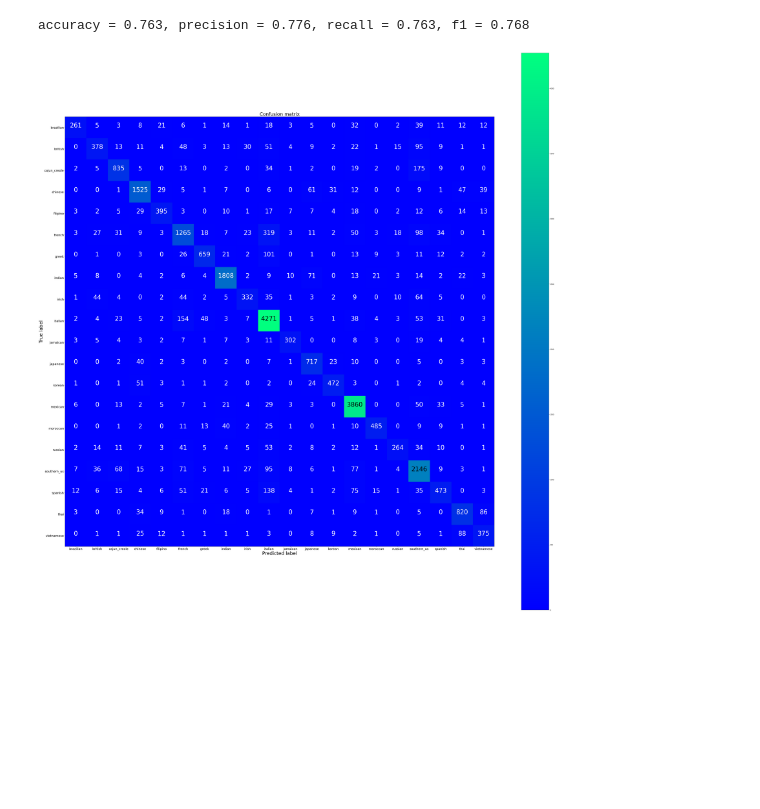
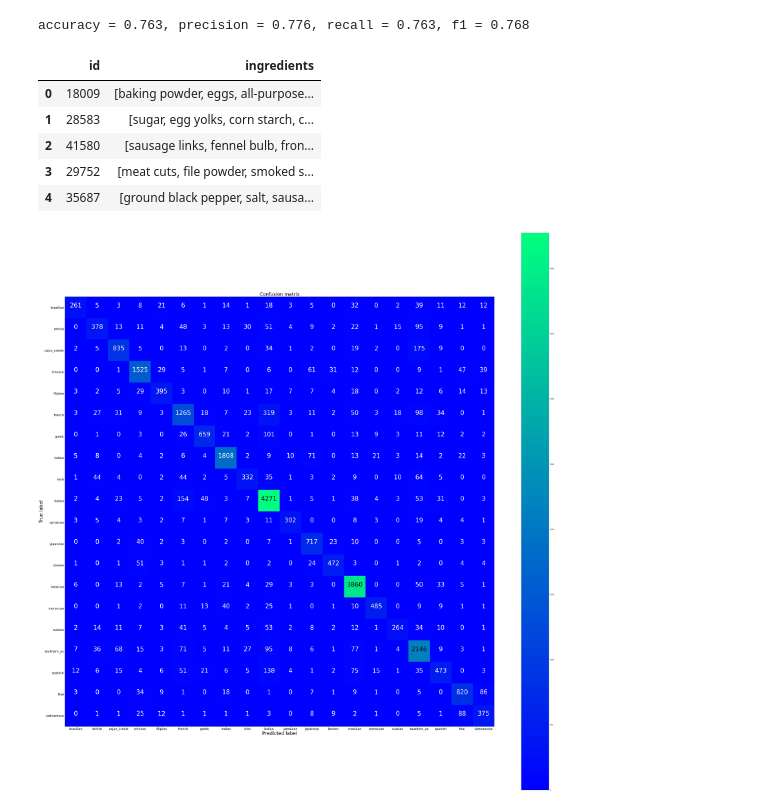
Before and after one commit to AaronWChen/mealeon_database, a Jupyter notebook: notebooks/Yummly_EDA.ipynb, the cells around one changed output. Drawn from its saved outputs; the diff is of its cells as text; code cells hidden in the pictures; blank space fills up the shorter version.

```diff
--- a/notebooks/Yummly_EDA.ipynb
+++ b/notebooks/Yummly_EDA.ipynb
@@ -253,6 +253,17 @@ val_acc_lr_uni_tfidf_ovr, val_prec_lr_uni_tfidf_ovr, val_recall_lr_uni_tfidf_ovr
 print("accuracy = %.3f, precision = %.3f, recall = %.3f, f1 = %.3f" % (val_acc_lr_uni_tfidf_ovr, val_prec_lr_uni_tfidf_ovr, val_recall_lr_uni_tfidf_ovr, val_f1_lr_uni_tfidf_ovr))
 # %% [output]
 accuracy = 0.763, precision = 0.776, recall = 0.763, f1 = 0.768
+# %%
+test_data_path = '../data/raw/test.json'
+test_data = pd.read_json(test_data_path)
+test_data.head()
+# %% [output]
+|  | id | ingredients |
+| 0 | 18009 | [baking powder, eggs, all-purpose... |
+| 1 | 28583 | [sugar, egg yolks, corn starch, c... |
+| 2 | 41580 | [sausage links, fennel bulb, fron... |
+| 3 | 29752 | [meat cuts, file powder, smoked s... |
+| 4 | 35687 | [ground black pepper, salt, sausa... |
 # %%
 def plot_confusion_matrix(cm, classes,
                           normalize=False,
```
Also changed, not shown: parts of 15 cells of this notebook, 1 other file.
